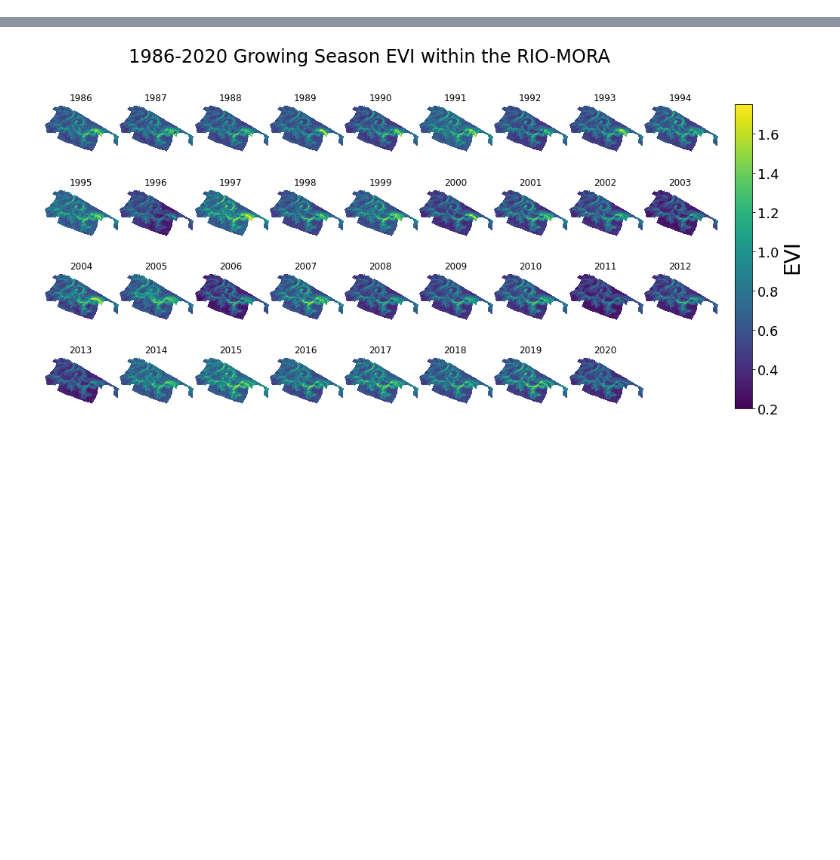
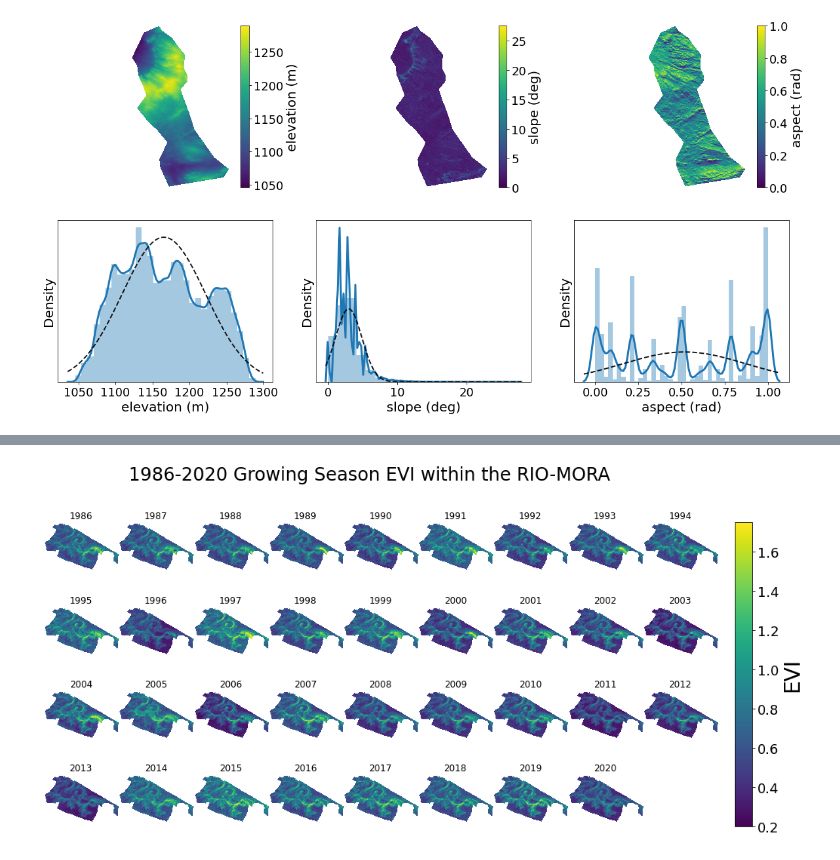
Before and after one commit to csp-inc/ikhnart, a Jupyter notebook: EX-Landsat_plots.ipynb, the cells around one changed output, grey strips where cells are left out. Drawn from its saved outputs; the diff is of its cells as text; code cells hidden in the pictures; blank space fills up the shorter version.

```diff
--- a/EX-Landsat_plots.ipynb
+++ b/EX-Landsat_plots.ipynb
@@ -0,0 +1,16 @@
+# %%
+from matplotlib.gridspec import GridSpec, GridSpecFromSubplotSpec
+import matplotlib as mpl
+import matplotlib.pyplot as plt
+import numpy as np
+import rasterio
+import seaborn as sns
+from scipy.ndimage.filters import gaussian_filter
+import skimage
+from skimage.transform import rescale
+from sklearn.feature_extraction.image import grid_to_graph
+from sklearn.cluster import AgglomerativeClustering
+from scipy.stats import norm, gaussian_kde
+
+def ne_transform(deg):
+    return((np.cos(np.deg2rad(deg))+1)/2)
@@ -0,0 +80,32 @@
+# %%
+labels = ['elevation (m)', 'slope (deg)', 'aspect (rad)']
+nbins = [30,20,40]
+f, ax = plt.subplots(2,3,figsize=(20,10))
+for i,d in enumerate(srtm):
+    if i ==2:
+        d = ne_transform(d)
+    cmap = plt.cm.viridis
+    im = ax[0,i].imshow(d, cmap=cmap)
+    ax[0,i].axis('off')
+    cbar = f.colorbar(im, ax=ax[0,i])
+    cbar.ax.set_ylabel(labels[i], fontsize=20)
+    cbar.ax.tick_params(labelsize=18)
+    #ax[1,i].hist(d.flatten(),bins=8)
+    #kde_kws={'color':'blue','lw':1,'ls':'--','alpha':1},
+
+    minbin, maxbin = np.nanmin(d), np.nanmax(d)
+    bins = np.linspace(minbin, maxbin, nbins[i])
+    cbins = (bins-bins.min())/(bins.max()-bins.min())
+    hist, bin_edges = np.histogram(d, bins)
+    colors = cmap(cbins)
+    width = bins[1]-bins[0]
+    #ax[1,i].bar(bin_edges[:-1], hist, width=width, color=colors)
+    ax[1,i].set_xlabel(labels[i], fontsize=20)
+    ax[1,i].set_yticks([])
+    ax[1,i].set_ylabel('Density', fontsize=20)
+    ax[1,i].tick_params(axis='both', labelsize=18)
+    sns.distplot(d.flatten(), ax=ax[1,i], hist=True, bins=nbins[i],\
+             kde=True, kde_kws={'lw':3},\
+             fit=norm, fit_kws={'lw':2,'ls':'--',"alpha": 0.9, "color": "k"})
+# %% [output]
+[figure, added]
```
Also changed, not shown: parts of 7 cells of this notebook, 3 other files.
